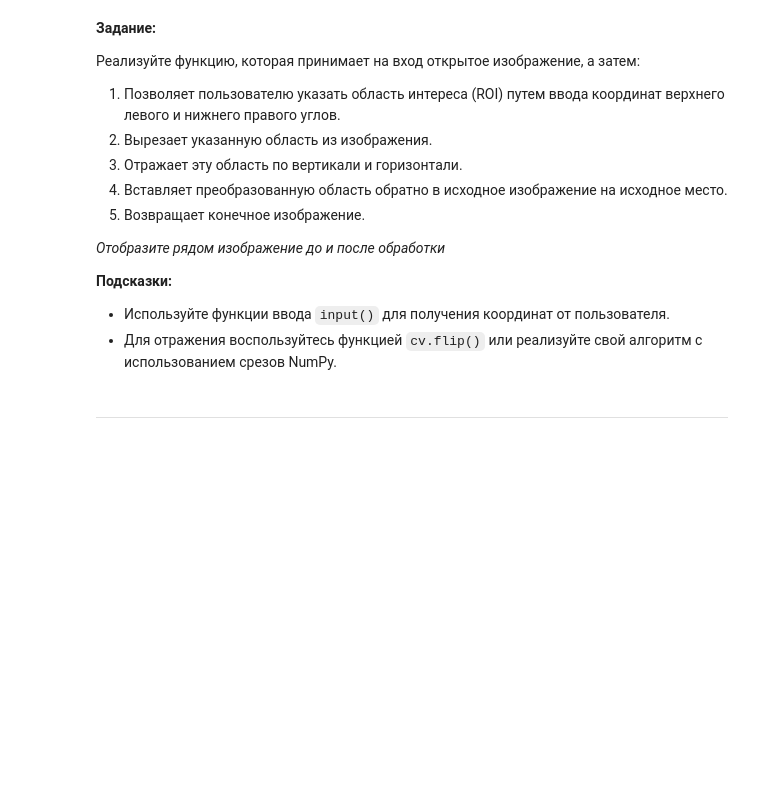
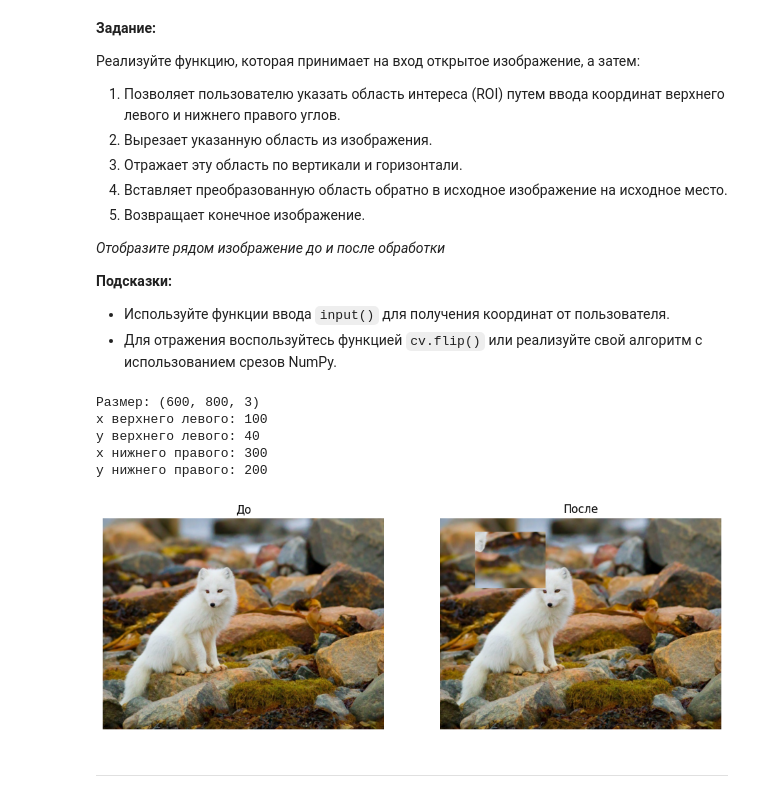
Before and after one commit to DanisStepanov/image_processing, a Jupyter notebook: Практическая_работа_№4_Основные_методы_OpenCV_Часть_№2.ipynb, the cells around one changed output. Cells and saved outputs as stored; diff of their text form; code cells hidden in the pictures; blank space fills up the shorter version.

```diff
--- a/Практическая_работа_№4_Основные_методы_OpenCV_Часть_№2.ipynb
+++ b/Практическая_работа_№4_Основные_методы_OpenCV_Часть_№2.ipynb
@@ -89,3 +130,29 @@ import urllib.request
+# %%
+def transform_roi(image):
+    print("Размер:", image.shape)
+    x1 = int(input("x верхнего левого: "))
+    y1 = int(input("y верхнего левого: "))
+    x2 = int(input("x нижнего правого: "))
+    y2 = int(input("y нижнего правого: "))
+    roi = image[y1:y2, x1:x2].copy()
+    roi = cv.flip(roi, -1)
+    image[y1:y2, x1:x2] = roi
+    return image
+
+image_before = load_image_from_url(url)
+image_after = transform_roi(image_before.copy())
+
+fig, ax = plt.subplots(1, 2, figsize=(12, 6))
+ax[0].imshow(cv.cvtColor(image_before, cv.COLOR_BGR2RGB)); ax[0].set_title("До"); ax[0].axis('off')
+ax[1].imshow(cv.cvtColor(image_after, cv.COLOR_BGR2RGB)); ax[1].set_title("После"); ax[1].axis('off')
+plt.show()
+# %% [output]
+Размер: (600, 800, 3)
+x верхнего левого: 100
+y верхнего левого: 40
+x нижнего правого: 300
+y нижнего правого: 200
+[figure, added]
 # %% [markdown]
 ---
 # %% [markdown]
```
Also changed, not shown: parts of 26 cells of this notebook.
